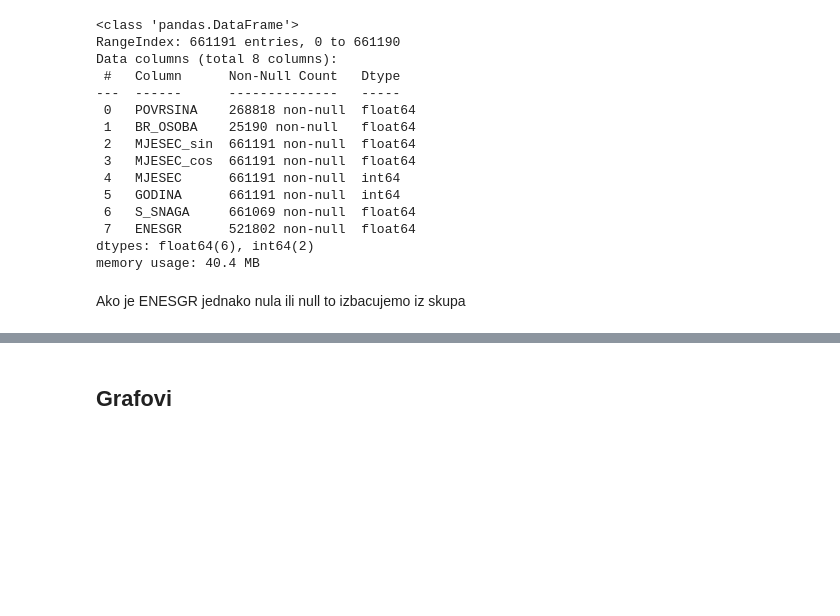
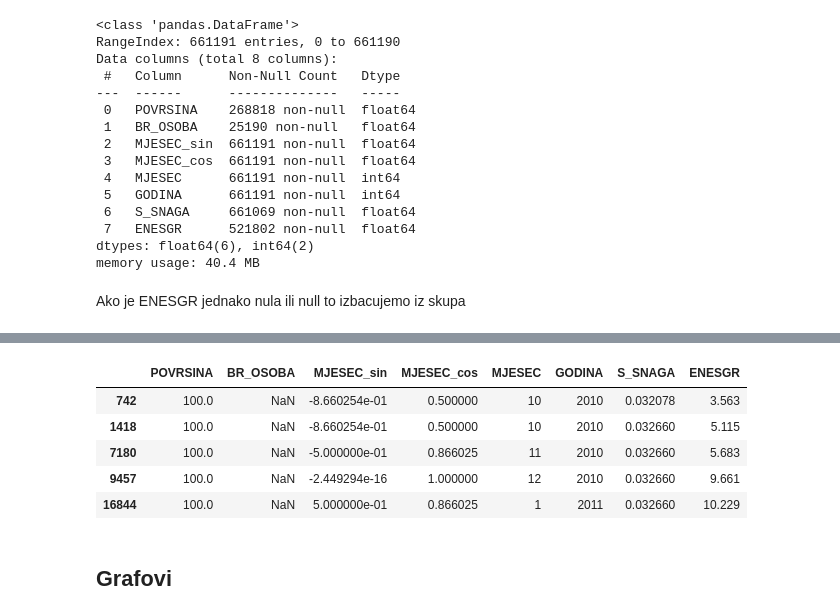
Before and after one commit to IvanDzanija/AnomalyDetection, a Jupyter notebook: notebooks/1EG.ipynb, the cells around one changed output, grey strips where cells are left out. Drawn from its saved outputs; the diff is of its cells as text; code cells hidden in the pictures; blank space fills up the shorter version.

```diff
--- a/notebooks/1EG.ipynb
+++ b/notebooks/1EG.ipynb
@@ -63,6 +62,15 @@ memory usage: 35.9 MB
 # Sto ako izbacimo sve retke koji za povrsinu imaju 0 ili null?
 # (Od)komentiraj ovaj blok.
 df = df[df['POVRSINA'].notna() & (df['POVRSINA'] != 0)]
+# %%
+df.head()
+# %% [output]
+|  | POVRSINA | BR_OSOBA | MJESEC_sin | MJESEC_cos | MJESEC | GODINA | S_SNAGA | ENESGR |
+| 742 | 100.0 | NaN | -8.660254e-01 | 0.500000 | 10 | 2010 | 0.032078 | 3.563 |
+| 1418 | 100.0 | NaN | -8.660254e-01 | 0.500000 | 10 | 2010 | 0.032660 | 5.115 |
+| 7180 | 100.0 | NaN | -5.000000e-01 | 0.866025 | 11 | 2010 | 0.032660 | 5.683 |
+| 9457 | 100.0 | NaN | -2.449294e-16 | 1.000000 | 12 | 2010 | 0.032660 | 9.661 |
+| 16844 | 100.0 | NaN | 5.000000e-01 | 0.866025 | 1 | 2011 | 0.032660 | 10.229 |
 # %% [markdown]
 ## Grafovi
 # %% [markdown]
```
Also changed, not shown: parts of 25 cells of this notebook.
